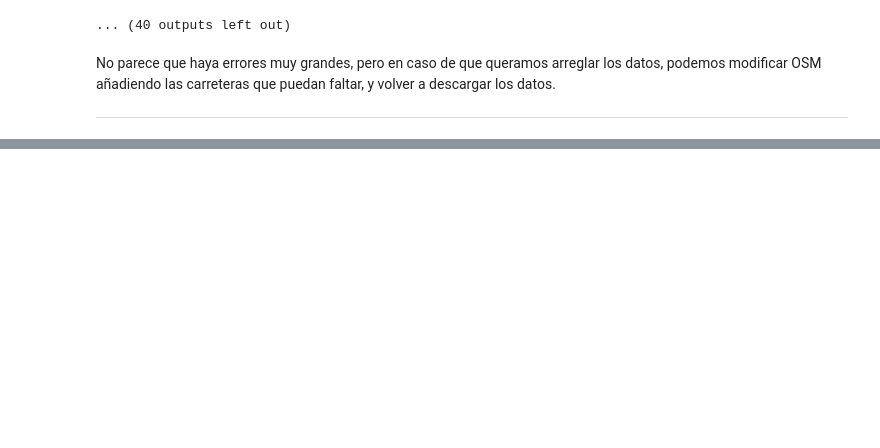
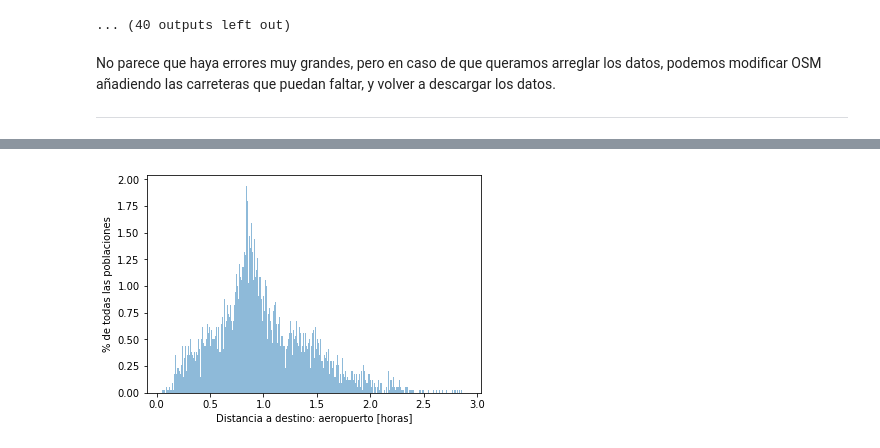
Before and after one commit to brunosan/Acesibilidad-rural-en-Asturias, a Jupyter notebook: Accesibilidad rural.ipynb, the cells around one changed output, grey strips where cells are left out. Drawn from its saved outputs; the diff is of its cells as text; code cells hidden in the pictures; blank space fills up the shorter version.

Commit message:
Accesibilidad a destino unico

```diff
--- a/Accesibilidad rural.ipynb
+++ b/Accesibilidad rural.ipynb
@@ -199,4 +199,5 @@ print("Hay %i lugares sin ubicación, que acumulan %i habitantes:\n%s..."%
      (sin_ubicacion['NOMBRE'].count(),sin_ubicacion['POBLACION'].sum(),
      ", ".join(sin_ubicacion['NOMBRE'].values[0:20])))
 lugares=lugares[lugares['lon']!=0]
+lugares=lugares[lugares['lat']!=0]
 # %% [output]
@@ -352,0 +348,24 @@ SyntaxError: invalid syntax (<ipython-input-221-4f7e8e3b84ec>, line 1)
+# %%
+server=osrm_server+"/table/v1/driving/"
+comma="%2C"
+Sep="%3B"
+
+batch=500
+origen=[-6.031837463378906,
+        43.55850077671243]
+origen_nombre='aeropuerto'
+lugares['t_'+origen_nombre]=-1
+
+for i in np.arange(lugares.shape[0]/batch):
+    print("Doing batch %i, [%i,%i] of %i"
+          %(i,batch*i,batch*(i+1),lugares.shape[0]))
+    lugares_batch=lugares.iloc[int(batch*i):].head(n=batch)
+    destinos=";".join([str(i[1])+','+str(i[0]) for i in lugares_batch[['lat','lon']].values])
+    destinos_nombre=lugares_batch.index
+    trail=".json?sources=0"
+    fullurl= server+str(origen[0])+','+str(origen[1])+";"+destinos+trail
+    response = requests.get(fullurl)
+    response.raise_for_status()
+    duraciones=json.loads(response.text)['durations'][0][1:]
+    for i in np.arange(len(duraciones)):
+        lugares.loc[[destinos_nombre[i]], ['t_'+origen_nombre]]=duraciones[i]/60./60.
@@ -352,0 +385,10 @@ SyntaxError: invalid syntax (<ipython-input-221-4f7e8e3b84ec>, line 1)
+# %%
+%matplotlib inline
+import matplotlib.pyplot as plt
+plt.figure()
+lugares['t_'+origen_nombre].plot.hist(alpha=0.5,bins=500,cumulative=False,density=True)
+plt.ylabel('% de todas las poblaciones')
+plt.xlabel('Distancia a destino: '+origen_nombre+' [horas]')
+plt.show()
+# %% [output]
+[figure, added]
```
Also changed, not shown: parts of 12 cells of this notebook, 1 other file.
